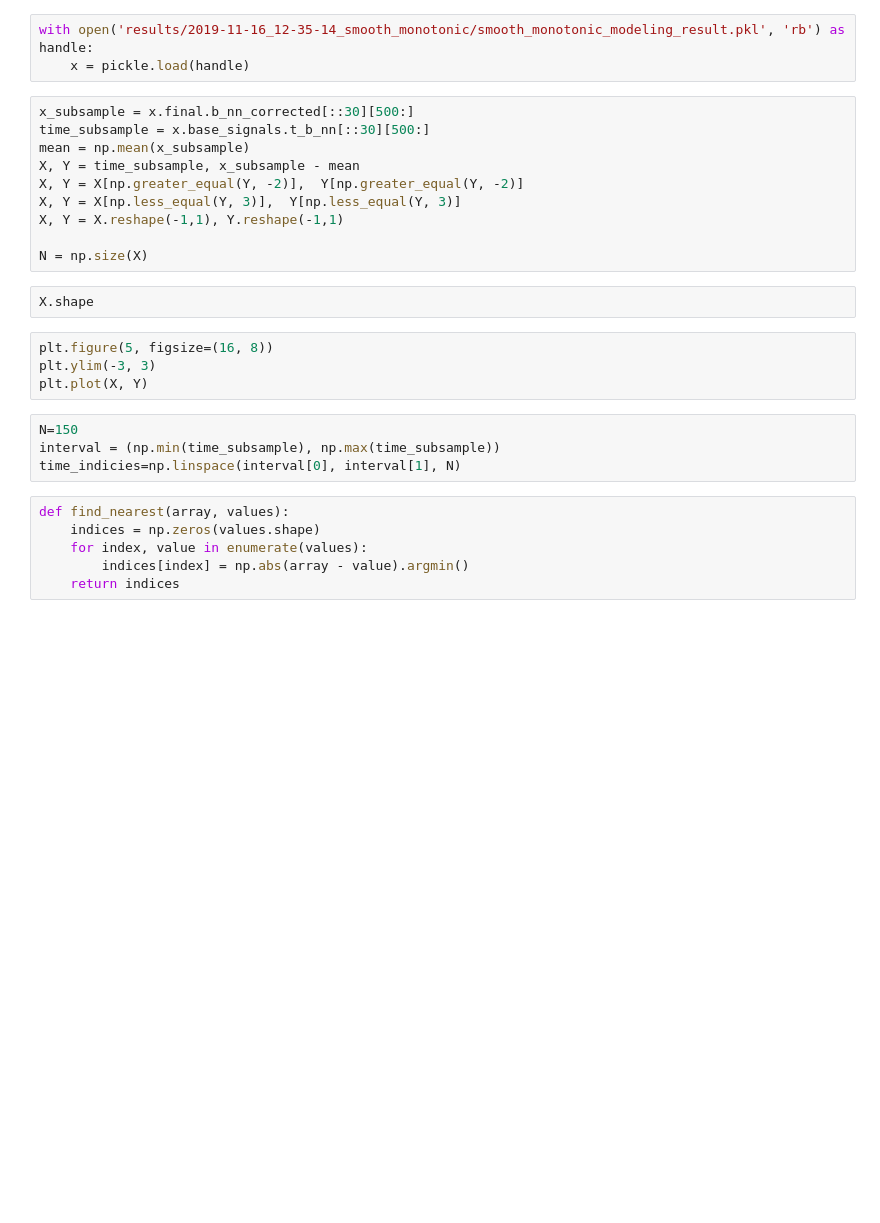
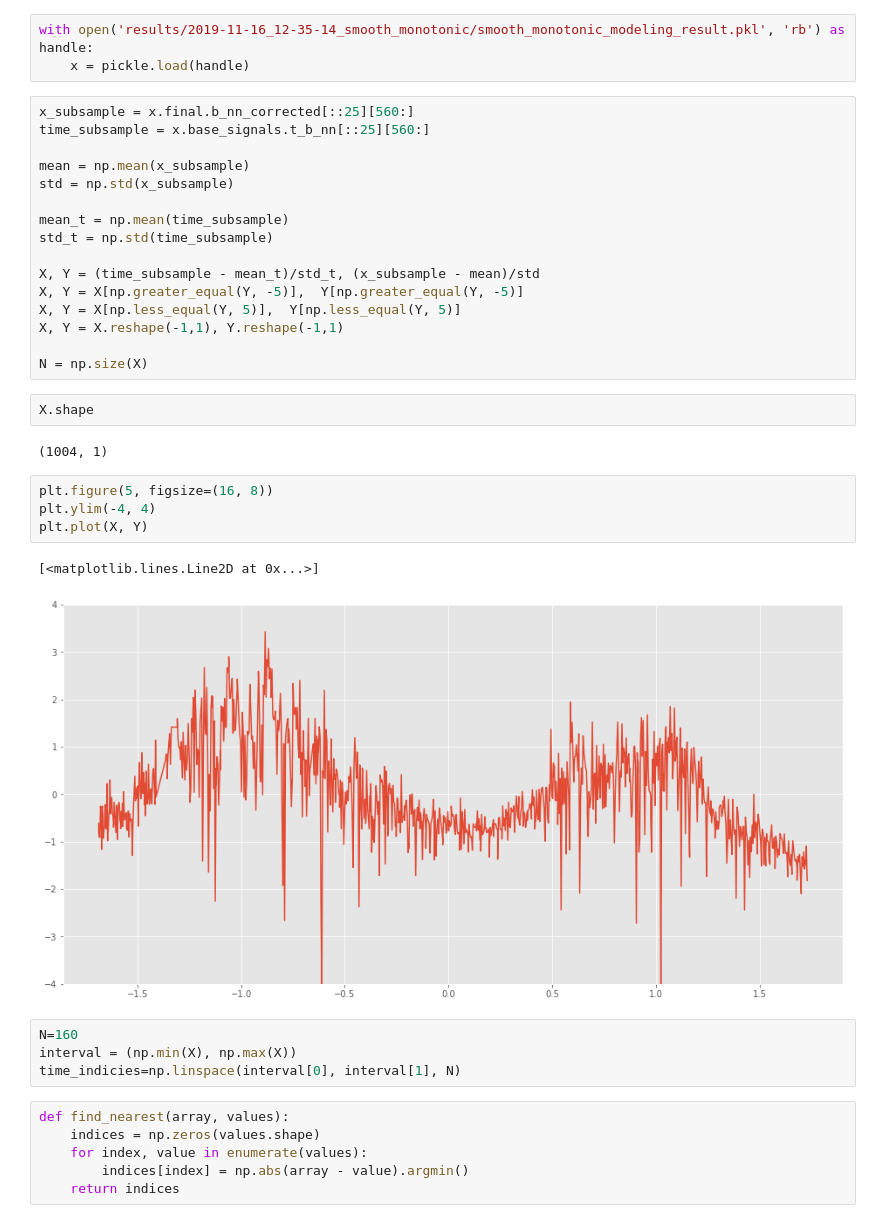
Before and after one commit to roksikonja/dslab_virgo_tsi, a Jupyter notebook: GPforLargeScale.ipynb, the cells around one changed output. Cells and saved outputs as stored; diff of their text form; blank space fills up the shorter version.

```diff
--- a/GPforLargeScale.ipynb
+++ b/GPforLargeScale.ipynb
@@ -22,24 +22,35 @@ import matplotlib.pyplot as plt
 with open('results/2019-11-16_12-35-14_smooth_monotonic/smooth_monotonic_modeling_result.pkl', 'rb') as handle:
     x = pickle.load(handle)
 # %%
-x_subsample = x.final.b_nn_corrected[::30][500:]
-time_subsample = x.base_signals.t_b_nn[::30][500:]
+x_subsample = x.final.b_nn_corrected[::25][560:]
+time_subsample = x.base_signals.t_b_nn[::25][560:]
+
 mean = np.mean(x_subsample)
-X, Y = time_subsample, x_subsample - mean
-X, Y = X[np.greater_equal(Y, -2)],  Y[np.greater_equal(Y, -2)]
-X, Y = X[np.less_equal(Y, 3)],  Y[np.less_equal(Y, 3)]
+std = np.std(x_subsample)
+
+mean_t = np.mean(time_subsample)
+std_t = np.std(time_subsample)
+
+X, Y = (time_subsample - mean_t)/std_t, (x_subsample - mean)/std
+X, Y = X[np.greater_equal(Y, -5)],  Y[np.greater_equal(Y, -5)]
+X, Y = X[np.less_equal(Y, 5)],  Y[np.less_equal(Y, 5)]
 X, Y = X.reshape(-1,1), Y.reshape(-1,1)
 
 N = np.size(X)
 # %%
 X.shape
+# %% [output]
+(1004, 1)
 # %%
 plt.figure(5, figsize=(16, 8))
-plt.ylim(-3, 3)
+plt.ylim(-4, 4)
 plt.plot(X, Y)
+# %% [output]
+[<matplotlib.lines.Line2D at 0x...>]
+[figure, added]
 # %%
-N=150
-interval = (np.min(time_subsample), np.max(time_subsample))
+N=160
+interval = (np.min(X), np.max(X))
 time_indicies=np.linspace(interval[0], interval[1], N)
 # %%
 def find_nearest(array, values):
```
Also changed, not shown: parts of 59 cells of this notebook, 1 other file.
